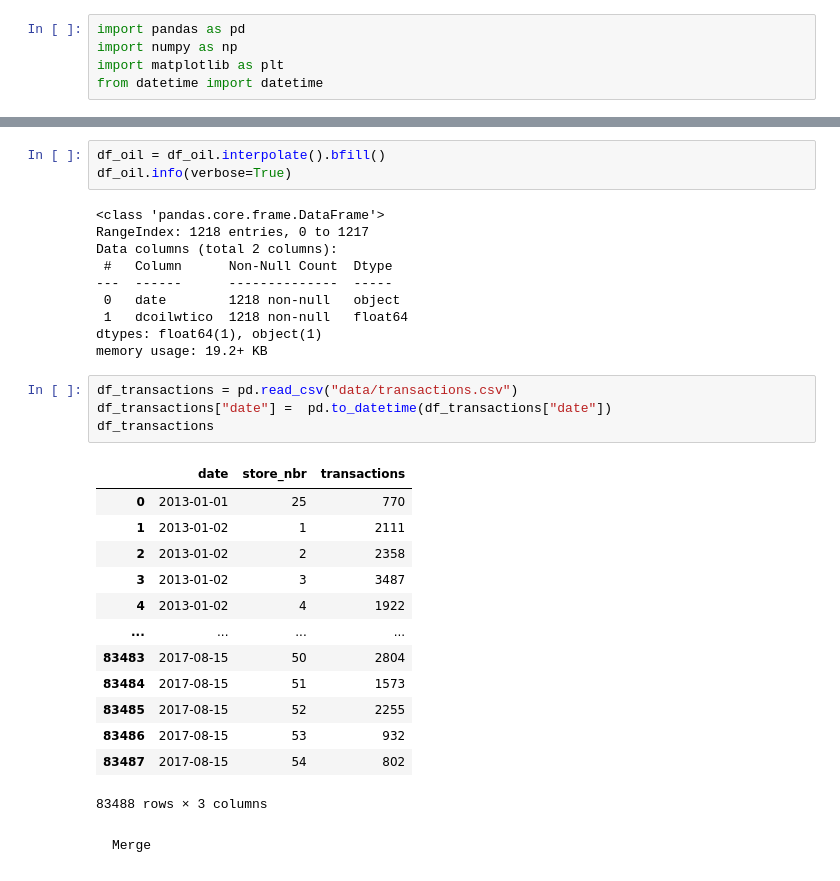
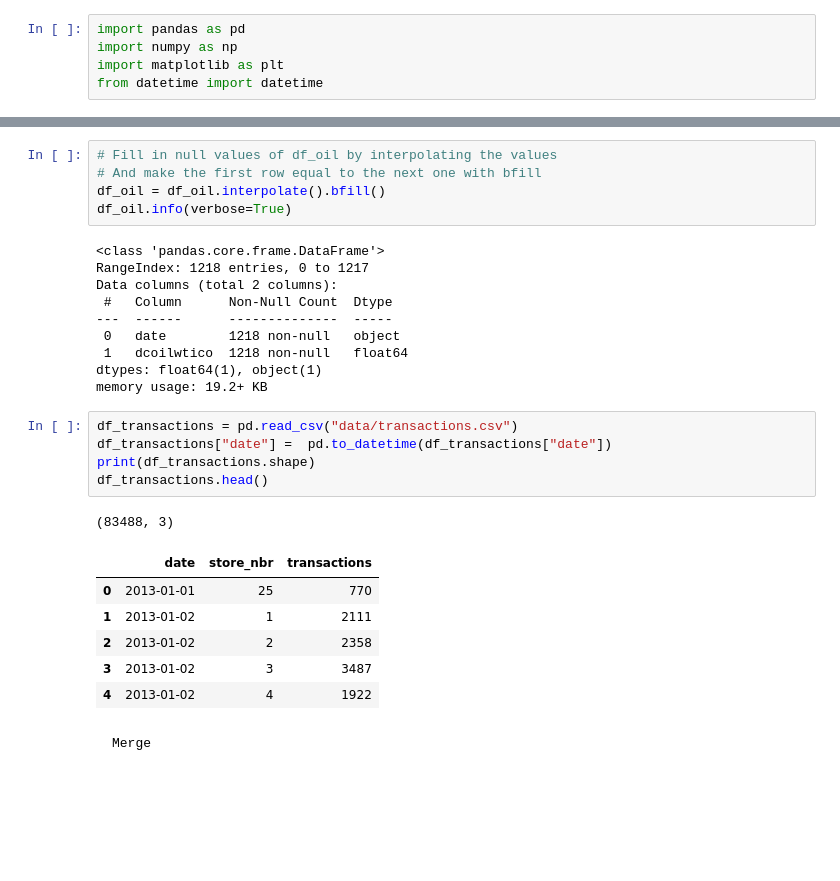
Before and after one commit to egesaygili/storesales, a Jupyter notebook: data_prep.ipynb, the cells around one changed output, grey strips where cells are left out. Cells and saved outputs as stored; diff of their text form; blank space fills up the shorter version.

Commit message:
data_prep

```diff
--- a/data_prep.ipynb
+++ b/data_prep.ipynb
@@ -70,34 +63,31 @@ memory usage: 19.2+ KB
-# %%
-df_oil = df_oil.interpolate().bfill()
-df_oil.info(verbose=True)
-# %% [output]
-<class 'pandas.core.frame.DataFrame'>
-RangeIndex: 1218 entries, 0 to 1217
-Data columns (total 2 columns):
- #   Column      Non-Null Count  Dtype
----  ------      --------------  -----
- 0   date        1218 non-null   object
- 1   dcoilwtico  1218 non-null   float64
-dtypes: float64(1), object(1)
-memory usage: 19.2+ KB
+# %%
+# Fill in null values of df_oil by interpolating the values
+# And make the first row equal to the next one with bfill
+df_oil = df_oil.interpolate().bfill()
+df_oil.info(verbose=True)
+# %% [output]
+<class 'pandas.core.frame.DataFrame'>
+RangeIndex: 1218 entries, 0 to 1217
+Data columns (total 2 columns):
+ #   Column      Non-Null Count  Dtype
+---  ------      --------------  -----
+ 0   date        1218 non-null   object
+ 1   dcoilwtico  1218 non-null   float64
+dtypes: float64(1), object(1)
+memory usage: 19.2+ KB
 # %%
 df_transactions = pd.read_csv("data/transactions.csv")
 df_transactions["date"] =  pd.to_datetime(df_transactions["date"])
-df_transactions
+print(df_transactions.shape)
+df_transactions.head()
 # %% [output]
+(83488, 3)
 |  | date | store_nbr | transactions |
 | 0 | 2013-01-01 | 25 | 770 |
 | 1 | 2013-01-02 | 1 | 2111 |
 | 2 | 2013-01-02 | 2 | 2358 |
 | 3 | 2013-01-02 | 3 | 3487 |
 | 4 | 2013-01-02 | 4 | 1922 |
-| ... | ... | ... | ... |
-| 83483 | 2017-08-15 | 50 | 2804 |
-| 83484 | 2017-08-15 | 51 | 1573 |
-| 83485 | 2017-08-15 | 52 | 2255 |
-| 83486 | 2017-08-15 | 53 | 932 |
-| 83487 | 2017-08-15 | 54 | 802 |
-83488 rows × 3 columns
 # %% [markdown]
     Merge
 # %%
```
Also changed, not shown: parts of 27 cells of this notebook, 1 other file.
